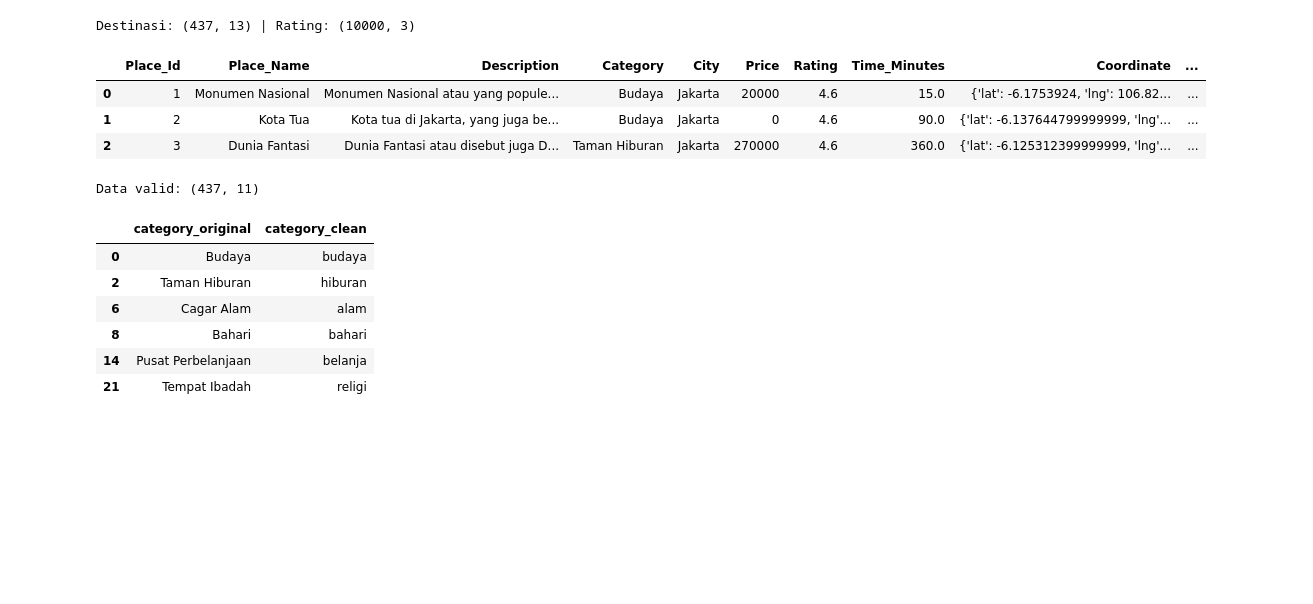
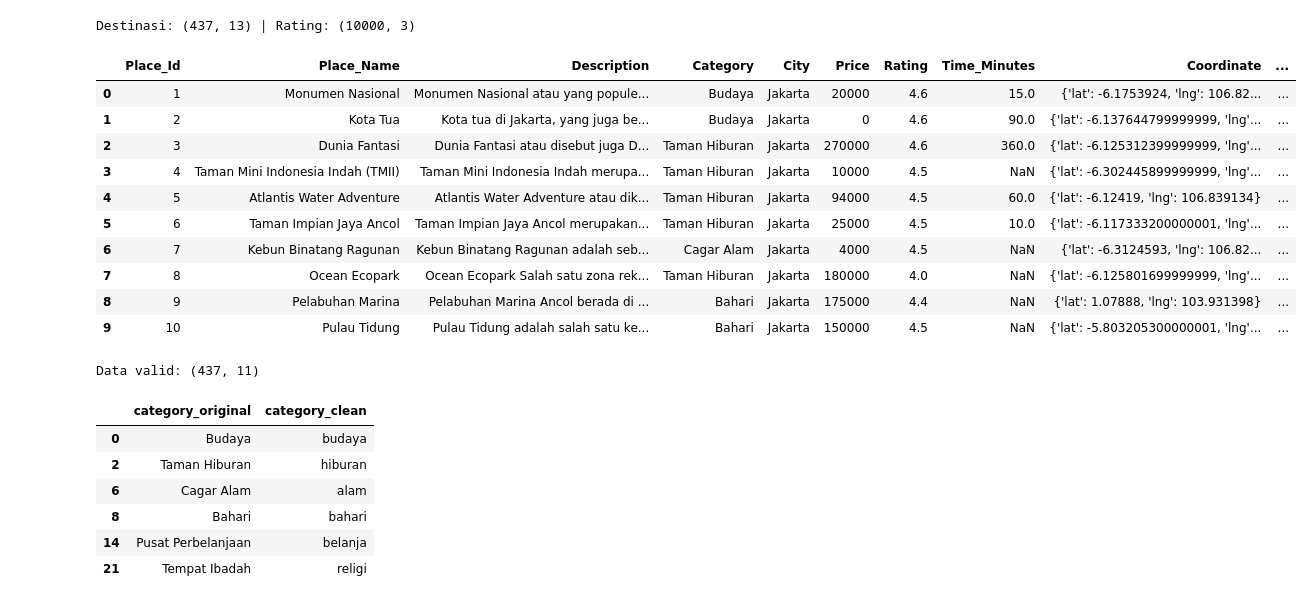
Before and after one commit to ReBioNC/SPK_Destinasi_Wisata, a Jupyter notebook: notebooks/01_preprocessing_travelfit.ipynb, the cells around one changed output. Saved outputs shown, nothing was run; the diff lists cells and outputs as text; code cells hidden in the pictures; blank space fills up the shorter version.

```diff
--- a/notebooks/01_preprocessing_travelfit.ipynb
+++ b/notebooks/01_preprocessing_travelfit.ipynb
@@ -35,31 +33,37 @@ Drive already mounted at /content/drive; to attempt to forcibly remount, call dr
 Environment : Google Colab + Drive
 Project     : /content/drive/MyDrive/TravelFit
 # %%
-# Unduh hanya jika dataset belum tersedia.
 URLS = {
     'destinations': 'https://raw.githubusercontent.com/akhiyarwaladi/indonesia_tourism/main/tourism_with_id.csv',
     'ratings': 'https://raw.githubusercontent.com/akhiyarwaladi/indonesia_tourism/main/tourism_rating.csv',
 }
 FILES = {
     'destinations': RAW_DIR / 'tourism_with_id.csv',
     'ratings': RAW_DIR / 'tourism_rating.csv',
 }
 
 for name, url in URLS.items():
     if not FILES[name].exists():
         print('Mengunduh:', FILES[name].name)
         urlretrieve(url, FILES[name])
 
 destinations = pd.read_csv(FILES['destinations'])
 ratings = pd.read_csv(FILES['ratings'])
 print('Destinasi:', destinations.shape, '| Rating:', ratings.shape)
-destinations.head(3)
+destinations.head(10)
 # %% [output]
 Destinasi: (437, 13) | Rating: (10000, 3)
 |  | Place_Id | Place_Name | Description | Category | City | Price | Rating | Time_Minutes | Coordinate | ... |
 | 0 | 1 | Monumen Nasional | Monumen Nasional atau yang popule... | Budaya | Jakarta | 20000 | 4.6 | 15.0 | {'lat': -6.1753924, 'lng': 106.82... | ... |
 | 1 | 2 | Kota Tua | Kota tua di Jakarta, yang juga be... | Budaya | Jakarta | 0 | 4.6 | 90.0 | {'lat': -6.137644799999999, 'lng'... | ... |
 | 2 | 3 | Dunia Fantasi | Dunia Fantasi atau disebut juga D... | Taman Hiburan | Jakarta | 270000 | 4.6 | 360.0 | {'lat': -6.125312399999999, 'lng'... | ... |
+| 3 | 4 | Taman Mini Indonesia Indah (TMII) | Taman Mini Indonesia Indah merupa... | Taman Hiburan | Jakarta | 10000 | 4.5 | NaN | {'lat': -6.302445899999999, 'lng'... | ... |
+| 4 | 5 | Atlantis Water Adventure | Atlantis Water Adventure atau dik... | Taman Hiburan | Jakarta | 94000 | 4.5 | 60.0 | {'lat': -6.12419, 'lng': 106.839134} | ... |
+| 5 | 6 | Taman Impian Jaya Ancol | Taman Impian Jaya Ancol merupakan... | Taman Hiburan | Jakarta | 25000 | 4.5 | 10.0 | {'lat': -6.117333200000001, 'lng'... | ... |
+| 6 | 7 | Kebun Binatang Ragunan | Kebun Binatang Ragunan adalah seb... | Cagar Alam | Jakarta | 4000 | 4.5 | NaN | {'lat': -6.3124593, 'lng': 106.82... | ... |
+| 7 | 8 | Ocean Ecopark | Ocean Ecopark Salah satu zona rek... | Taman Hiburan | Jakarta | 180000 | 4.0 | NaN | {'lat': -6.125801699999999, 'lng'... | ... |
+| 8 | 9 | Pelabuhan Marina | Pelabuhan Marina Ancol berada di ... | Bahari | Jakarta | 175000 | 4.4 | NaN | {'lat': 1.07888, 'lng': 103.931398} | ... |
+| 9 | 10 | Pulau Tidung | Pulau Tidung adalah salah satu ke... | Bahari | Jakarta | 150000 | 4.5 | NaN | {'lat': -5.803205300000001, 'lng'... | ... |
 # %%
 # 1. Bersihkan kolom, teks, tipe data, duplikat, dan baris tidak valid.
 def snake_case(value):
```
Also changed, not shown: parts of 2 cells of this notebook.
